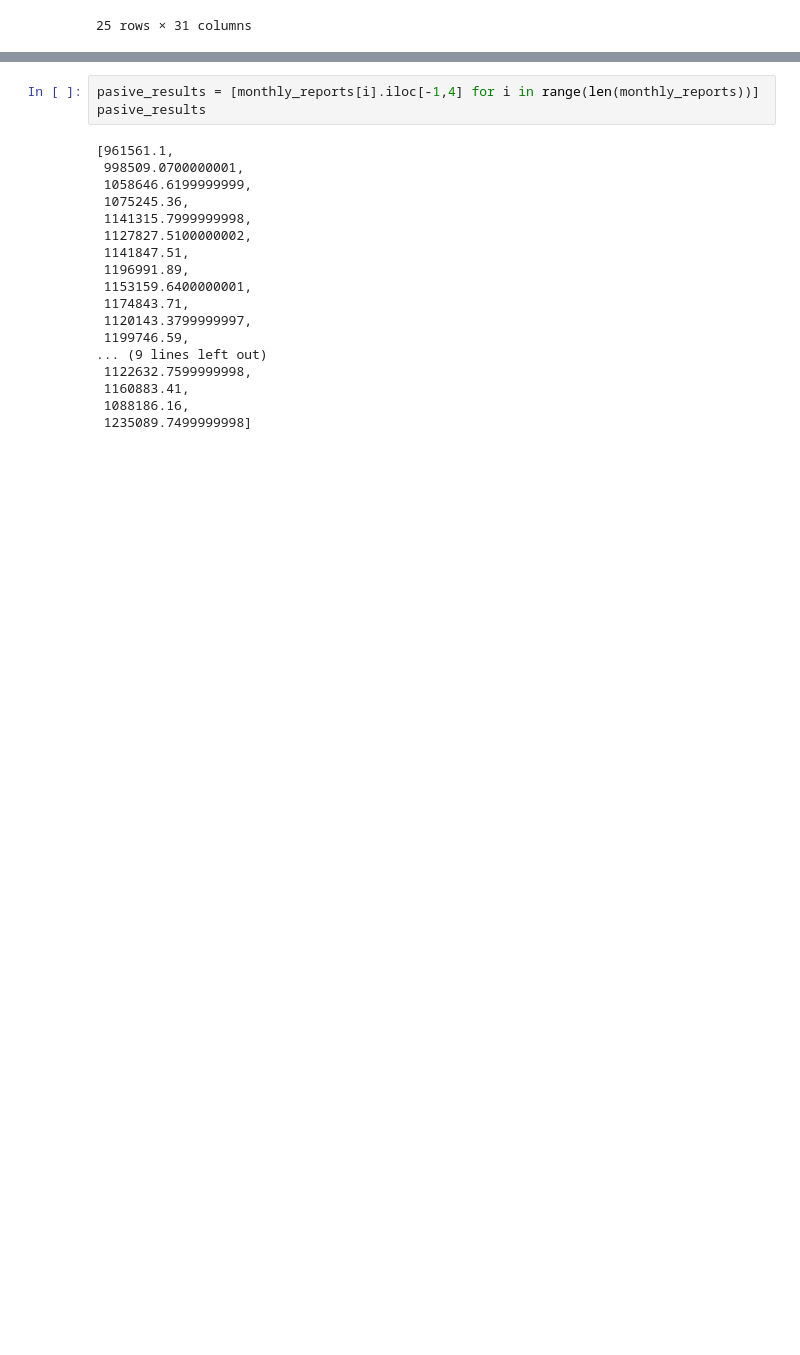
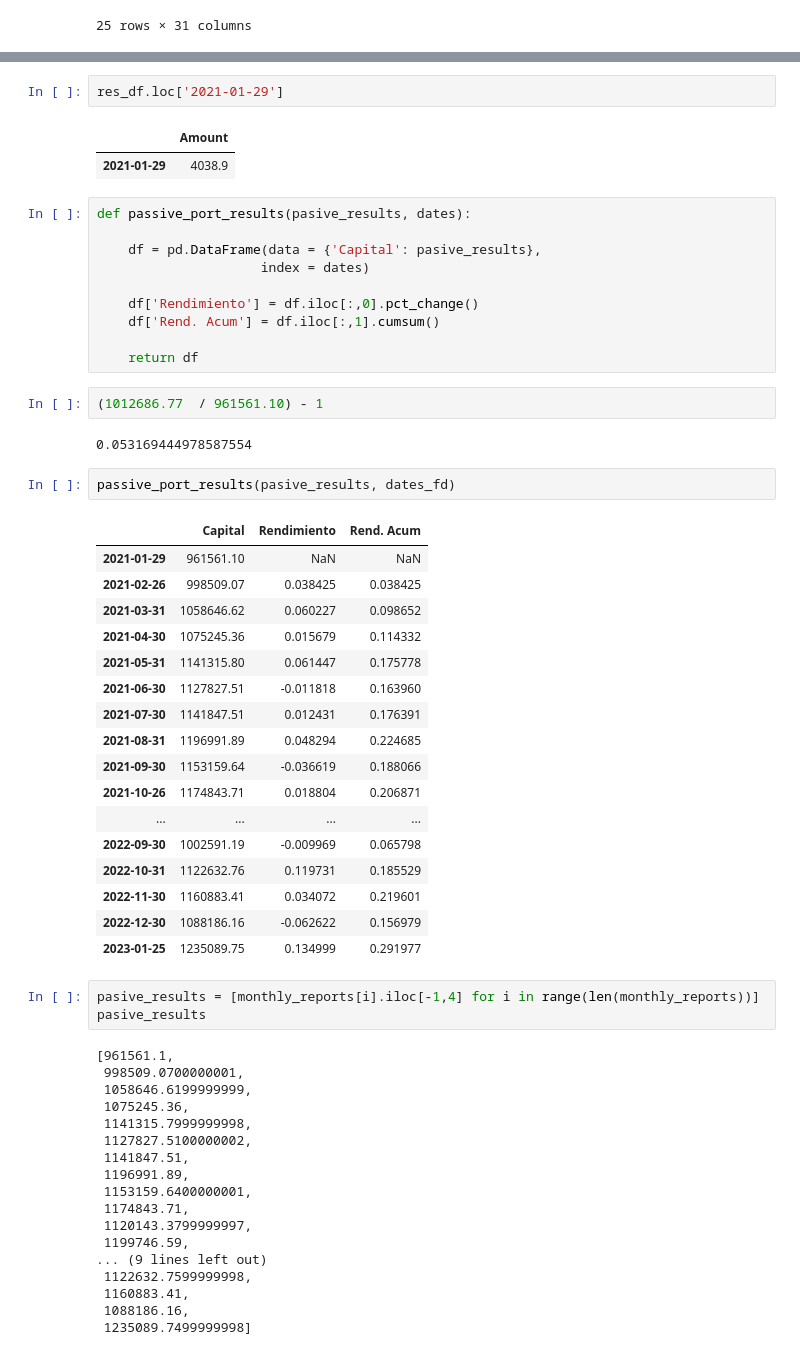
Before and after one commit to pabloriverasnz/Laboratorio_1-Inversion_de_Capital, a Jupyter notebook: notebook.ipynb, the cells around one changed output, grey strips where cells are left out. Drawn from its saved outputs; the diff is of its cells as text; blank space fills up the shorter version.

```diff
--- a/notebook.ipynb
+++ b/notebook.ipynb
@@ -360,3 +261,42 @@ monthly_reports[0]
+# %%
+res_df.loc['2021-01-29']
+# %% [output]
+|  | Amount |
+| 2021-01-29 | 4038.9 |
+# %%
+def passive_port_results(pasive_results, dates):
+
+    df = pd.DataFrame(data = {'Capital': pasive_results},
+                     index = dates)
+
+    df['Rendimiento'] = df.iloc[:,0].pct_change()
+    df['Rend. Acum'] = df.iloc[:,1].cumsum()
+
+    return df
+# %%
+(1012686.77	 / 961561.10) - 1
+# %% [output]
+0.053169444978587554
+# %%
+passive_port_results(pasive_results, dates_fd)
+# %% [output]
+|  | Capital | Rendimiento | Rend. Acum |
+| 2021-01-29 | 961561.10 | NaN | NaN |
+| 2021-02-26 | 998509.07 | 0.038425 | 0.038425 |
+| 2021-03-31 | 1058646.62 | 0.060227 | 0.098652 |
+| 2021-04-30 | 1075245.36 | 0.015679 | 0.114332 |
+| 2021-05-31 | 1141315.80 | 0.061447 | 0.175778 |
+| 2021-06-30 | 1127827.51 | -0.011818 | 0.163960 |
+| 2021-07-30 | 1141847.51 | 0.012431 | 0.176391 |
+| 2021-08-31 | 1196991.89 | 0.048294 | 0.224685 |
+| 2021-09-30 | 1153159.64 | -0.036619 | 0.188066 |
+| 2021-10-26 | 1174843.71 | 0.018804 | 0.206871 |
+| ... | ... | ... | ... |
+| 2022-09-30 | 1002591.19 | -0.009969 | 0.065798 |
+| 2022-10-31 | 1122632.76 | 0.119731 | 0.185529 |
+| 2022-11-30 | 1160883.41 | 0.034072 | 0.219601 |
+| 2022-12-30 | 1088186.16 | -0.062622 | 0.156979 |
+| 2023-01-25 | 1235089.75 | 0.134999 | 0.291977 |
 # %%
 pasive_results = [monthly_reports[i].iloc[-1,4] for i in range(len(monthly_reports))]
 pasive_results
```
Also changed, not shown: parts of 28 cells of this notebook, 1 other file.
